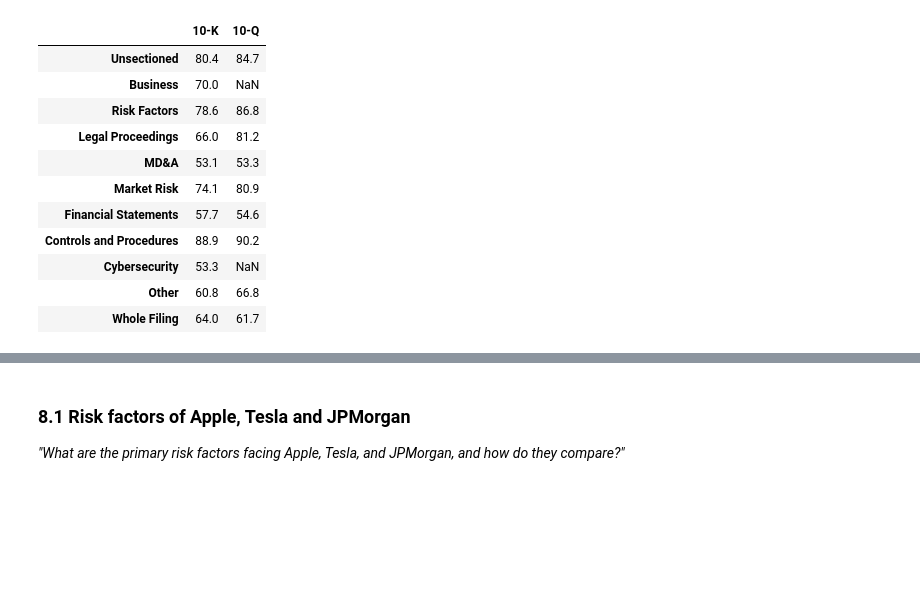
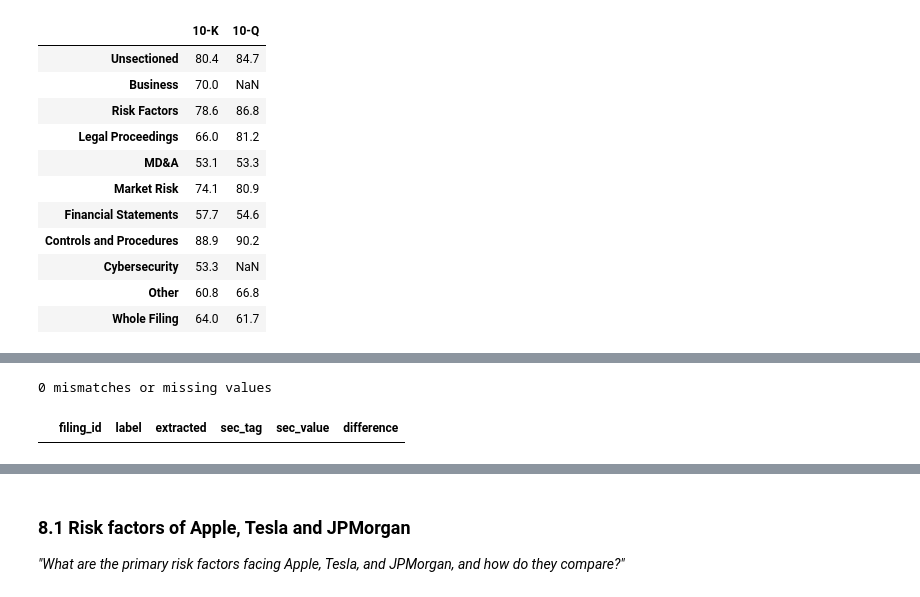
Before and after one commit to dwest1507/eliza-assessment, a Jupyter notebook: backend/notebooks/eda.ipynb, the cells around one changed output, grey strips where cells are left out. Saved outputs shown, nothing was run; the diff lists cells and outputs as text; code cells hidden in the pictures; blank space fills up the shorter version.

```diff
--- a/backend/notebooks/eda.ipynb
+++ b/backend/notebooks/eda.ipynb
@@ -1932,0 +2059,7 @@ a genuinely absent Item).
+# %%
+mismatches = revenue[~revenue["match"]]
+print(f"{len(mismatches)} mismatches or missing values")
+mismatches[["filing_id", "label", "extracted", "sec_tag", "sec_value", "difference"]]
+# %% [output]
+0 mismatches or missing values
+|  | filing_id | label | extracted | sec_tag | sec_value | difference |
```
Also changed, not shown: parts of 12 cells of this notebook, 9 other files.
